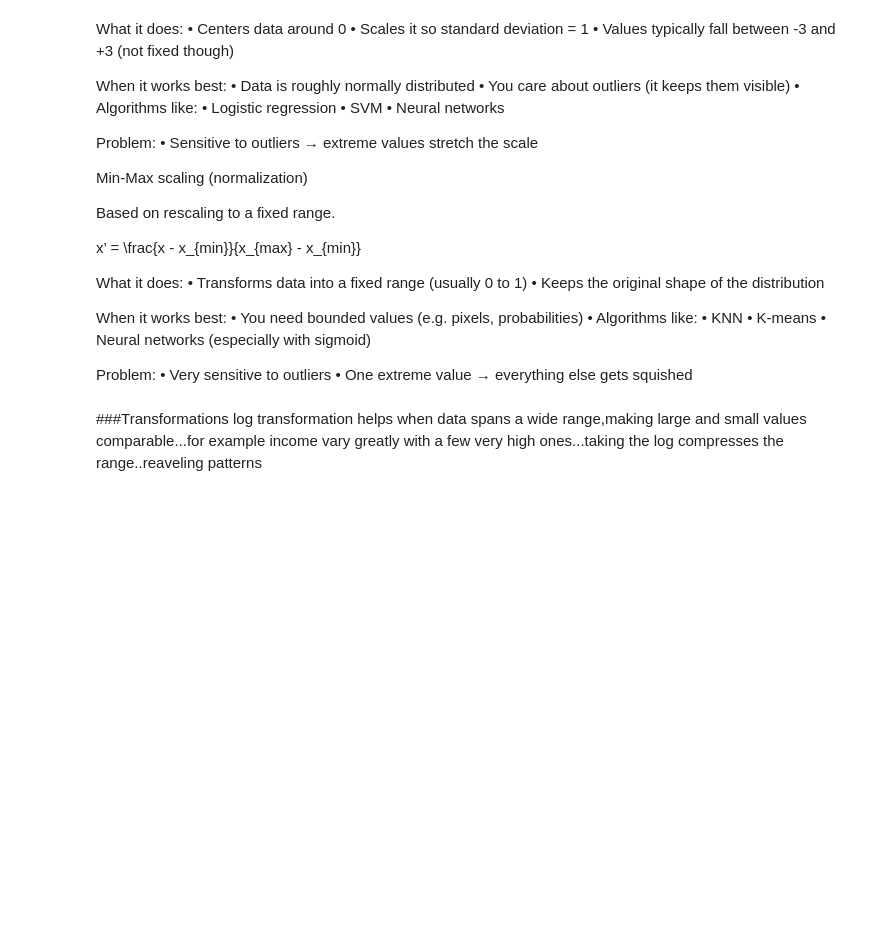
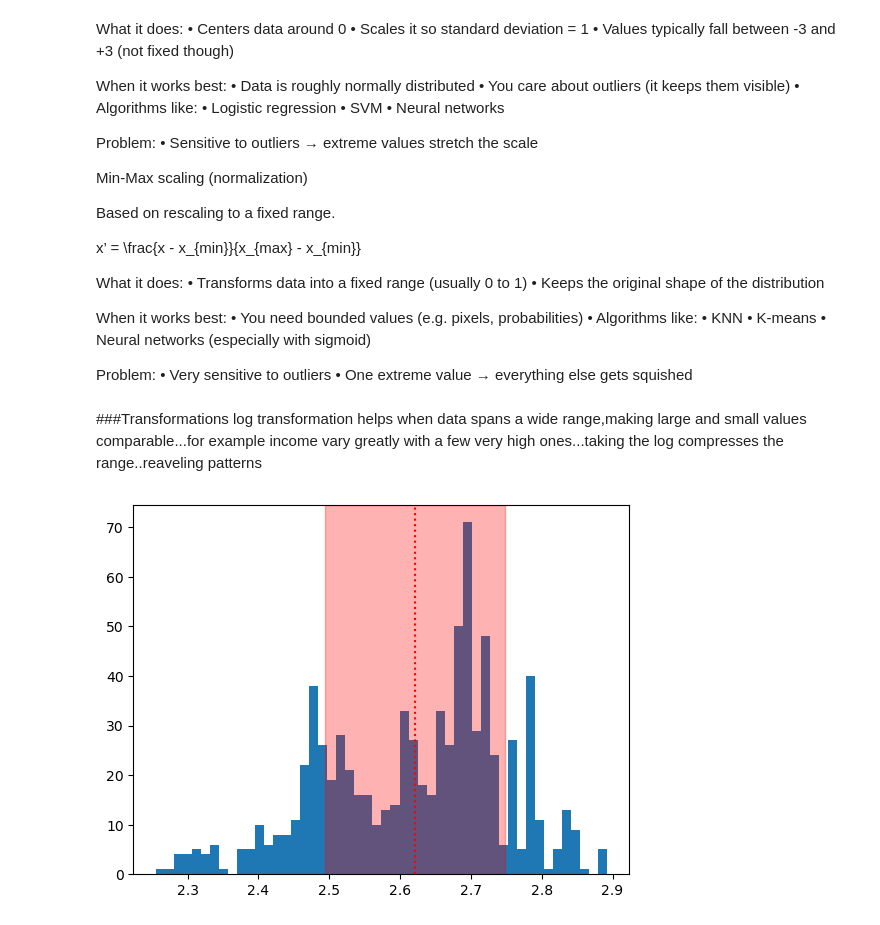
Before and after one commit to SadmanUddin/Data-analysis-and-statistics, a Jupyter notebook: Scaling and Transformations/Untitled-1.ipynb, the cells around one changed output. Drawn from its saved outputs; the diff is of its cells as text; code cells hidden in the pictures; blank space fills up the shorter version.

```diff
--- a/Scaling and Transformations/Untitled-1.ipynb
+++ b/Scaling and Transformations/Untitled-1.ipynb
@@ -228,0 +227,13 @@ log transformation helps when data spans a wide range,making large and small val
+# %%
+##usually apply log base 10
+
+total_log=pokemon["Total"].apply(np.log10)
+total_log_mean = np.mean(total_log)
+total_log_std = total_log.std()
+
+plt.hist(total_log,bins=50)
+plt.axvline(total_log_mean,zorder=1,color='r',linestyle="dotted")
+plt.axvspan(total_log_mean-total_log_std,total_log_mean+total_log_std,zorder=1,color='r',alpha=0.3)
+plt.show()
+# %% [output]
+[figure, added]
```
Also changed, not shown: parts of 4 cells of this notebook.
